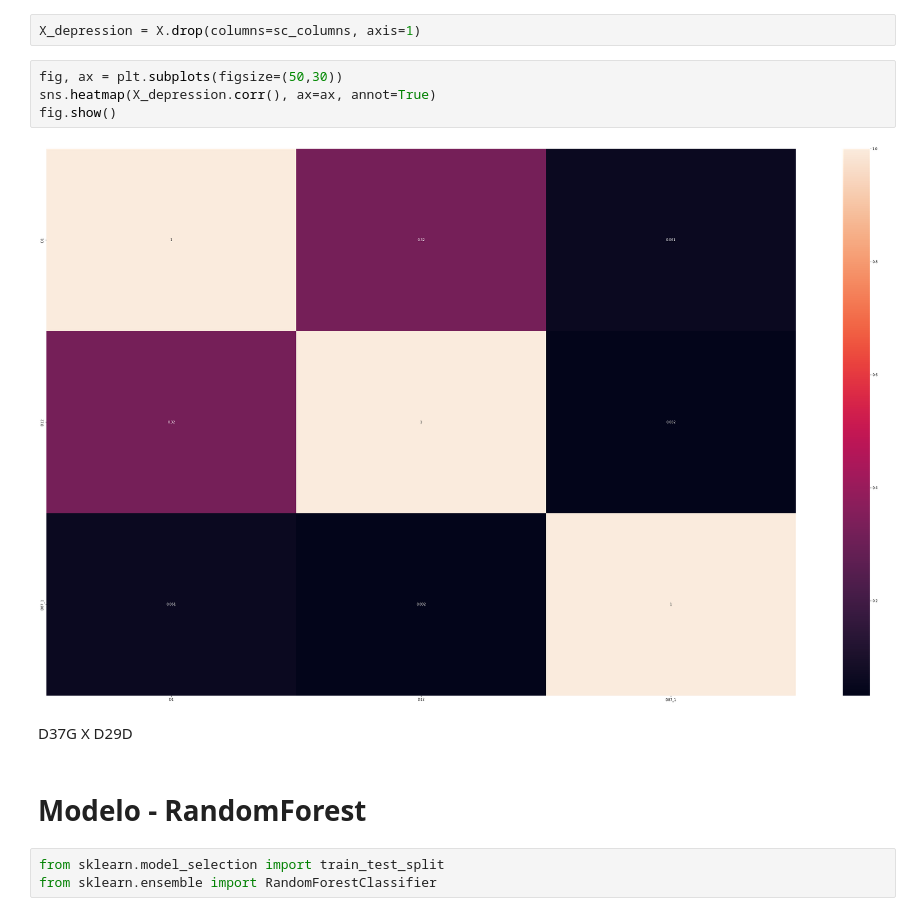
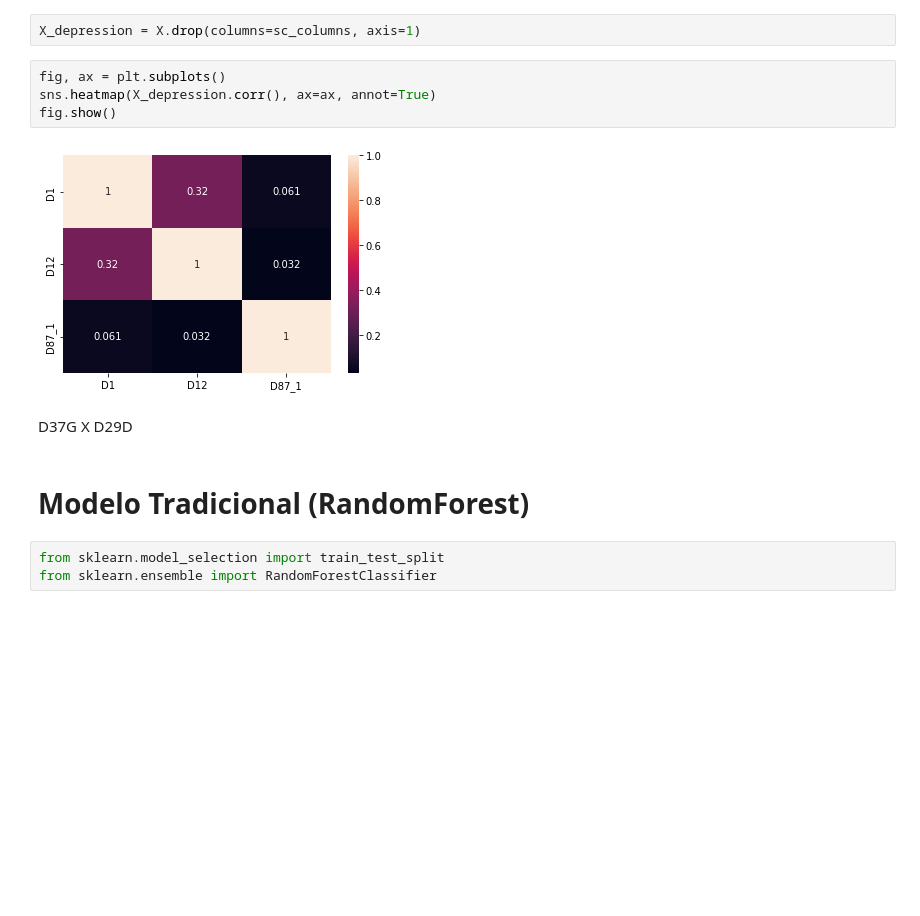
Before and after one commit to matheuss3/promental, a Jupyter notebook: notebooks/analise_exploratoria_v2.ipynb, the cells around one changed output. Drawn from its saved outputs; the diff is of its cells as text; blank space fills up the shorter version.

```diff
--- a/notebooks/analise_exploratoria_v2.ipynb
+++ b/notebooks/analise_exploratoria_v2.ipynb
@@ -318,15 +316,15 @@ sc_columns
 # %%
 X_depression = X.drop(columns=sc_columns, axis=1)
 # %%
-fig, ax = plt.subplots(figsize=(50,30))
+fig, ax = plt.subplots()
 sns.heatmap(X_depression.corr(), ax=ax, annot=True)
 fig.show()
 # %% [output]
-[figure, old version]
+[figure, new version]
 # %% [markdown]
 D37G X D29D
 # %% [markdown]
-# Modelo - RandomForest
+# Modelo Tradicional (RandomForest)
 # %%
 from sklearn.model_selection import train_test_split
 from sklearn.ensemble import RandomForestClassifier
```
Also changed, not shown: parts of 19 cells of this notebook, 6 other files.
